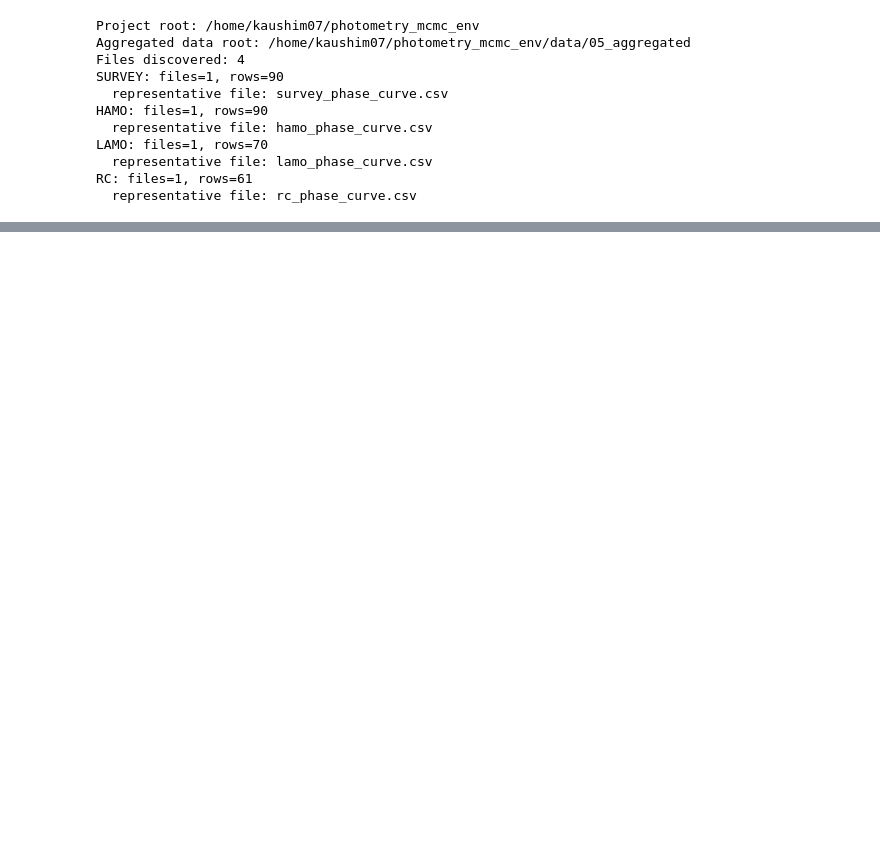
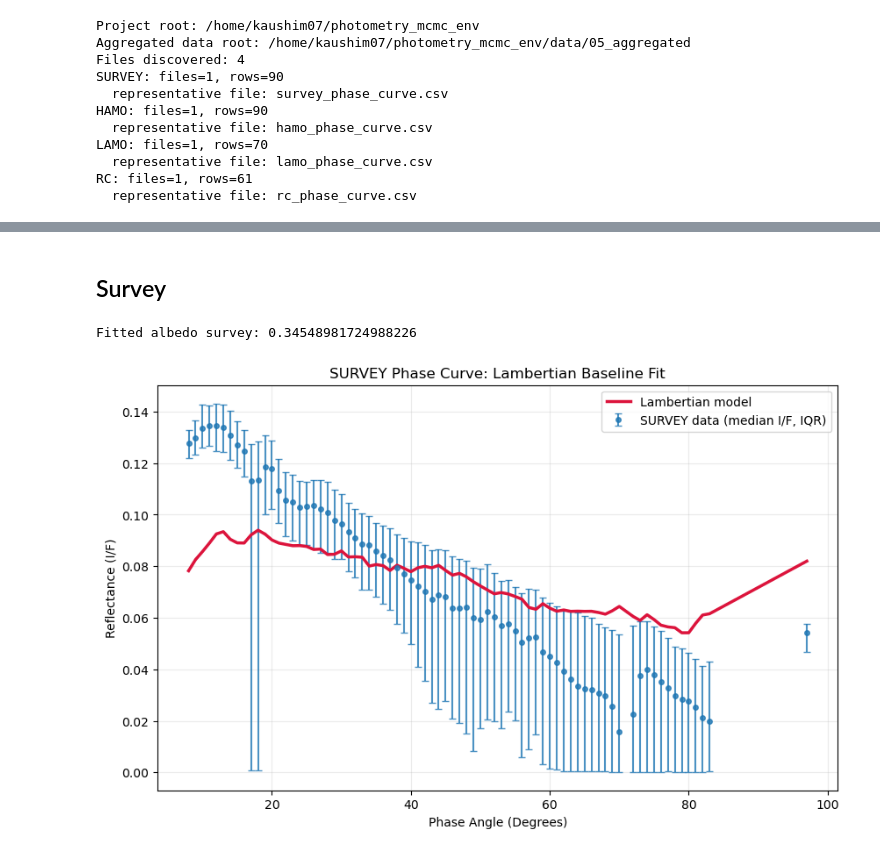
Before and after one commit to kaushikmastro/PhotometryPipeline, a Jupyter notebook: notebooks/Lambertian_baseline_fit.ipynb, the cells around one changed output, grey strips where cells are left out. Cells and saved outputs as stored; diff of their text form; code cells hidden in the pictures; blank space fills up the shorter version.

```diff
--- a/notebooks/Lambertian_baseline_fit.ipynb
+++ b/notebooks/Lambertian_baseline_fit.ipynb
@@ -151,0 +195,66 @@ NameError: name 'predicted' is not defined
+# %% [markdown]
+## Survey
+# %%
+df_survey = df_survey[df_survey['median_iof'] > 0.01].dropna()
+
+survey_mean_incidence_rad = df_survey["mean_incidence"].to_numpy(dtype=float) * (np.pi / 180.0) # Convert degrees to radians
+survey_mean_emission_rad = df_survey["mean_emission"].to_numpy(dtype=float) * (np.pi / 180.0) # Convert degrees to radians
+survey_mean_phase_rad = df_survey["mean_phase"].to_numpy(dtype=float) * (np.pi / 180.0)     # Convert degrees to radians
+
+survey_geometry_batch = GeometryBatch(
+    incidence=survey_mean_incidence_rad,
+    emission=survey_mean_emission_rad,
+    phase=survey_mean_phase_rad,
+)
+
+
+survey_observed = df_survey["median_iof"].to_numpy(dtype=float)
+
+survey_fit_result = fitter.fit(model, survey_geometry_batch, survey_observed)
+
+survey_fitted_albedo = survey_fit_result.fitted_parameters["albedo"]
+
+print("Fitted albedo survey:", survey_fitted_albedo)
+
+model.parameters.update(survey_fit_result.fitted_parameters)
+survey_predicted = np.asarray(model.reflectance(survey_geometry_batch), dtype=float)
+# %% [output]
+Fitted albedo survey: 0.34548981724988226
+# %%
+survey_x = df_survey["phase_bin_deg"].to_numpy(dtype=float)
+survey_order = np.argsort(survey_x)
+survey_x_sorted = survey_x[survey_order]
+survey_observed_sorted = survey_observed[survey_order]
+survey_predicted_sorted = survey_predicted[survey_order]
+survey_yerr_lower = (survey_observed - df_survey["iof_q25"].to_numpy(dtype=float))[survey_order]
+survey_yerr_upper = (df_survey["iof_q75"].to_numpy(dtype=float) - survey_observed)[survey_order]
+survey_yerr = np.vstack([survey_yerr_lower, survey_yerr_upper])
+
+fig, ax = plt.subplots(figsize=(10, 6))
+ax.errorbar(
+    survey_x_sorted,
+    survey_observed_sorted,
+    yerr=survey_yerr,
+    fmt="o",
+    markersize=4,
+    capsize=3,
+    alpha=0.8,
+    label="SURVEY data (median I/F, IQR)",
+)
+ax.plot(
+    survey_x_sorted,
+    survey_predicted_sorted,
+    color="crimson",
+    linewidth=2.5,
+    label="Lambertian model",
+)
+
+ax.set_xlabel("Phase Angle (Degrees)")
+ax.set_ylabel("Reflectance (I/F)")
+ax.set_title("SURVEY Phase Curve: Lambertian Baseline Fit")
+ax.legend()
+ax.grid(True, alpha=0.25)
+
+plt.show()
+# %% [output]
+[figure, added]
```
Also changed, not shown: parts of 18 cells of this notebook.
